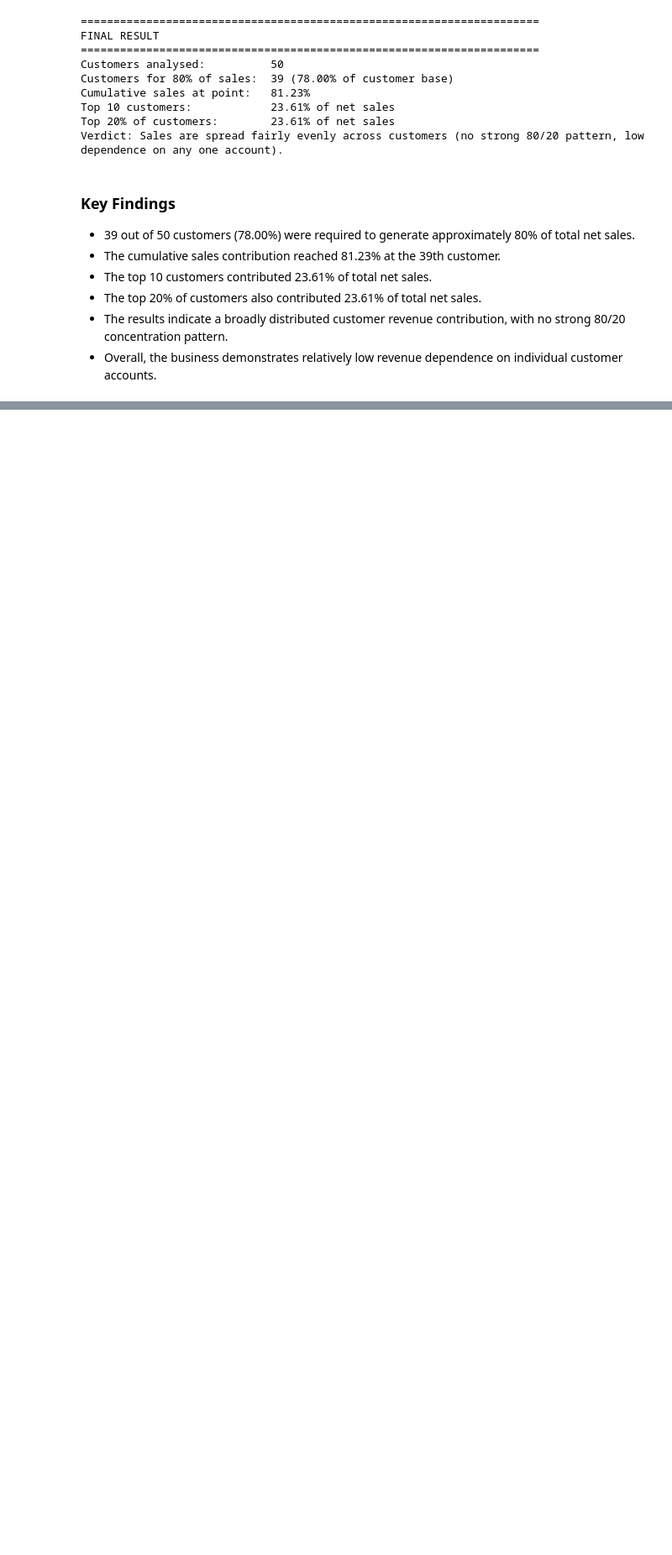
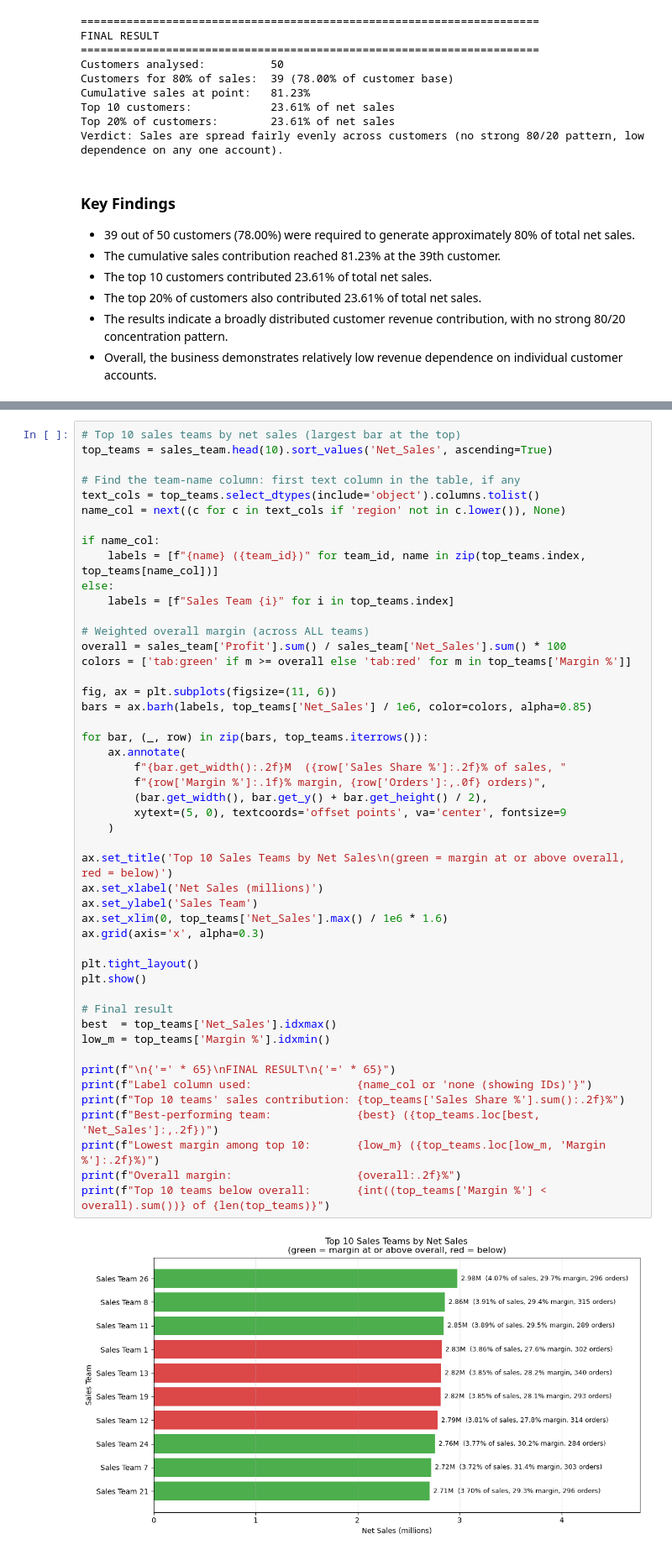
Before and after one commit to silverbullet-ai/intelligent-systems, a Jupyter notebook: da/sales-data-analysis/notebooks/02_sales_analysis.ipynb, the cells around one changed output, grey strips where cells are left out. Shown at 84% size. Saved outputs shown, nothing was run; the diff lists cells and outputs as text; blank space fills up the shorter version.

Commit message:
Add sales team performance analysis

```diff
--- a/da/sales-data-analysis/notebooks/02_sales_analysis.ipynb
+++ b/da/sales-data-analysis/notebooks/02_sales_analysis.ipynb
@@ -1831,0 +1973,50 @@ Verdict: Sales are spread fairly evenly across customers (no strong 80/20 patter
+# %%
+# Top 10 sales teams by net sales (largest bar at the top)
+top_teams = sales_team.head(10).sort_values('Net_Sales', ascending=True)
+
+# Find the team-name column: first text column in the table, if any
+text_cols = top_teams.select_dtypes(include='object').columns.tolist()
+name_col = next((c for c in text_cols if 'region' not in c.lower()), None)
+
+if name_col:
+    labels = [f"{name} ({team_id})" for team_id, name in zip(top_teams.index, top_teams[name_col])]
+else:
+    labels = [f"Sales Team {i}" for i in top_teams.index]
+
+# Weighted overall margin (across ALL teams)
+overall = sales_team['Profit'].sum() / sales_team['Net_Sales'].sum() * 100
+colors = ['tab:green' if m >= overall else 'tab:red' for m in top_teams['Margin %']]
+
+fig, ax = plt.subplots(figsize=(11, 6))
+bars = ax.barh(labels, top_teams['Net_Sales'] / 1e6, color=colors, alpha=0.85)
+
+for bar, (_, row) in zip(bars, top_teams.iterrows()):
+    ax.annotate(
+        f"{bar.get_width():.2f}M  ({row['Sales Share %']:.2f}% of sales, "
+        f"{row['Margin %']:.1f}% margin, {row['Orders']:,.0f} orders)",
+        (bar.get_width(), bar.get_y() + bar.get_height() / 2),
+        xytext=(5, 0), textcoords='offset points', va='center', fontsize=9
+    )
+
+ax.set_title('Top 10 Sales Teams by Net Sales\n(green = margin at or above overall, red = below)')
+ax.set_xlabel('Net Sales (millions)')
+ax.set_ylabel('Sales Team')
+ax.set_xlim(0, top_teams['Net_Sales'].max() / 1e6 * 1.6)
+ax.grid(axis='x', alpha=0.3)
+
+plt.tight_layout()
+plt.show()
+
+# Final result
+best  = top_teams['Net_Sales'].idxmax()
+low_m = top_teams['Margin %'].idxmin()
+
+print(f"\n{'=' * 65}\nFINAL RESULT\n{'=' * 65}")
+print(f"Label column used:                {name_col or 'none (showing IDs)'}")
+print(f"Top 10 teams' sales contribution: {top_teams['Sales Share %'].sum():.2f}%")
+print(f"Best-performing team:             {best} ({top_teams.loc[best, 'Net_Sales']:,.2f})")
+print(f"Lowest margin among top 10:       {low_m} ({top_teams.loc[low_m, 'Margin %']:.2f}%)")
+print(f"Overall margin:                   {overall:.2f}%")
+print(f"Top 10 teams below overall:       {int((top_teams['Margin %'] < overall).sum())} of {len(top_teams)}")
+# %% [output]
+[figure, added]
```
Also changed, not shown: parts of 15 cells of this notebook.
